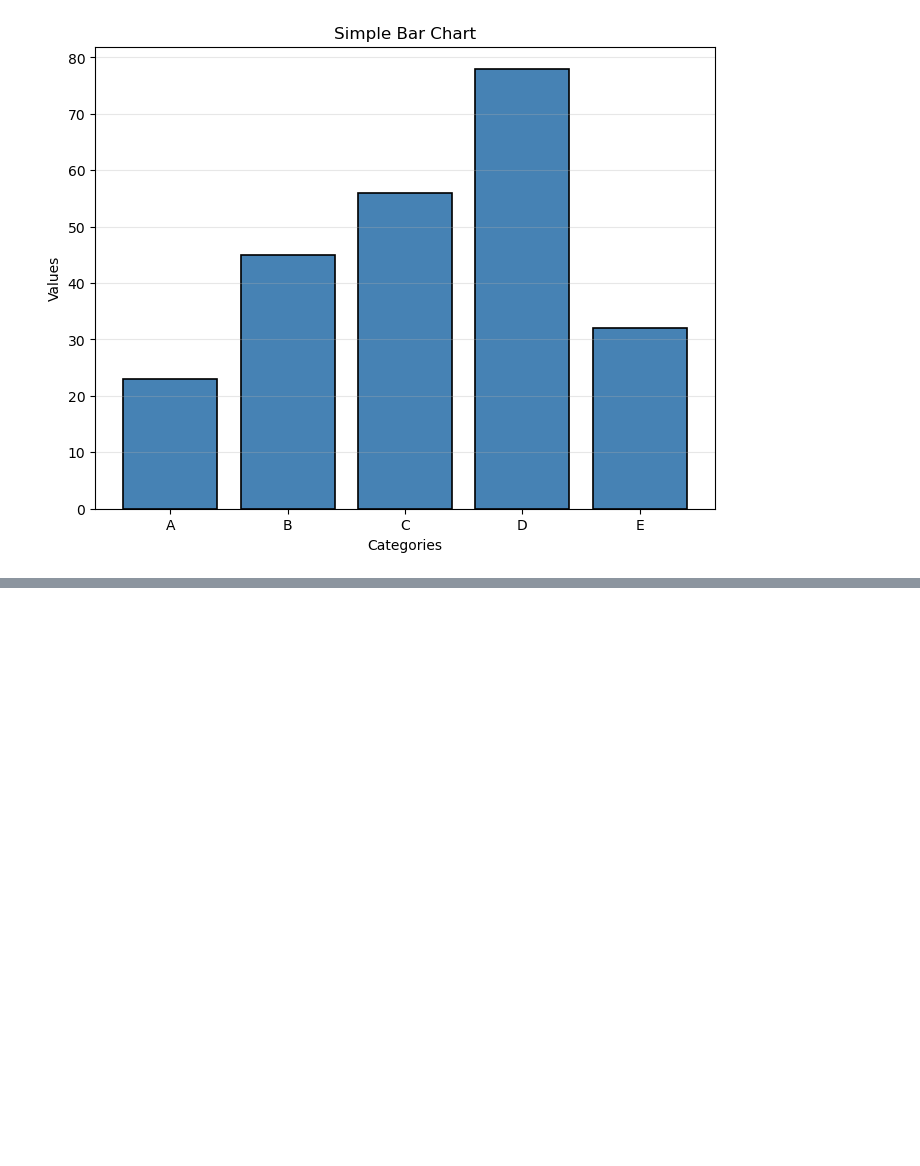
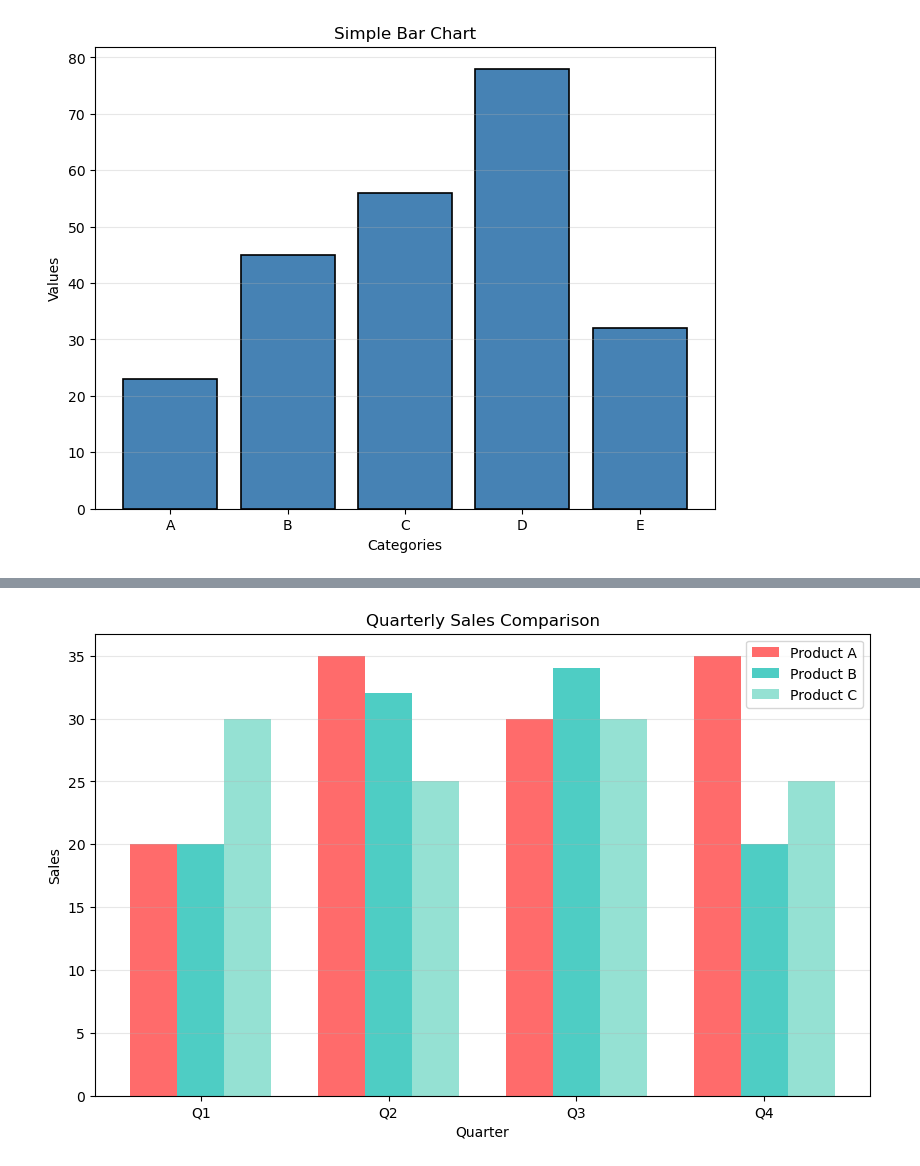
Before and after one commit to BoostanAlireza/Matplotlib-Practice, a Jupyter notebook: 2.ipynb, the cells around one changed output, grey strips where cells are left out. Saved outputs shown, nothing was run; the diff lists cells and outputs as text; code cells hidden in the pictures; blank space fills up the shorter version.

```diff
--- a/2.ipynb
+++ b/2.ipynb
@@ -319,0 +333,24 @@ plt.show()
+# %%
+categories = ["Q1", "Q2", "Q3", "Q4"]
+product_a = [20, 35, 30, 35]
+product_b = [20, 32, 34, 20]
+product_c = [30, 25, 30, 25]
+
+x = np.arange(len(categories))
+width = 0.25
+
+plt.figure(figsize=(10, 6))
+
+plt.bar(x - width, product_a, width, label="Product A", color="#FF6B6B")
+plt.bar(x, product_b, width, label="Product B", color="#4ECDC4")
+plt.bar(x + width, product_c, width, label="Product C", color="#95E1D3")
+
+plt.xlabel('Quarter')
+plt.ylabel('Sales')
+plt.title("Quarterly Sales Comparison")
+plt.xticks(x, categories)
+plt.legend()
+plt.grid(True, alpha=0.3, axis="y")
+plt.show()
+# %% [output]
+[figure, added]
```
Also changed, not shown: parts of 4 cells of this notebook.
